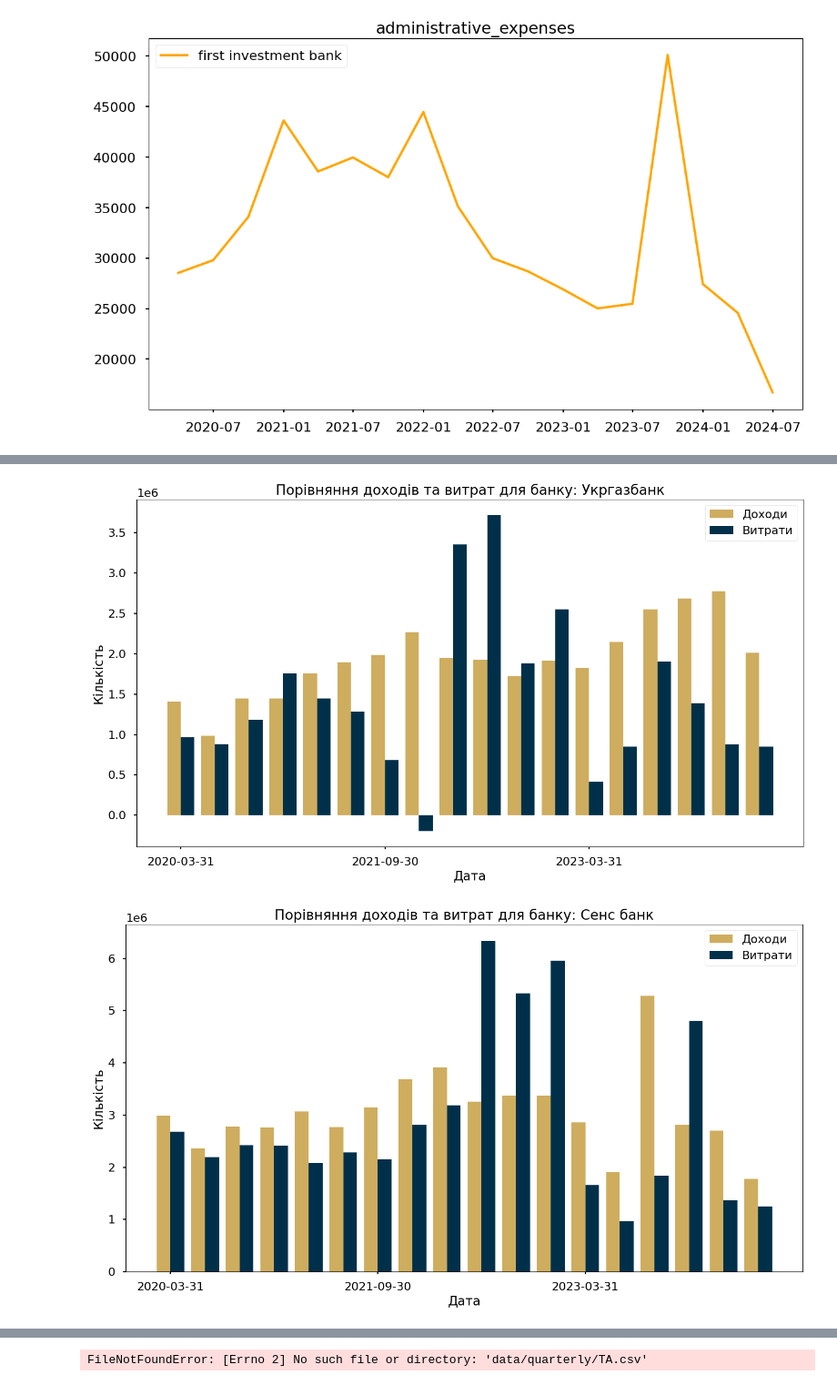
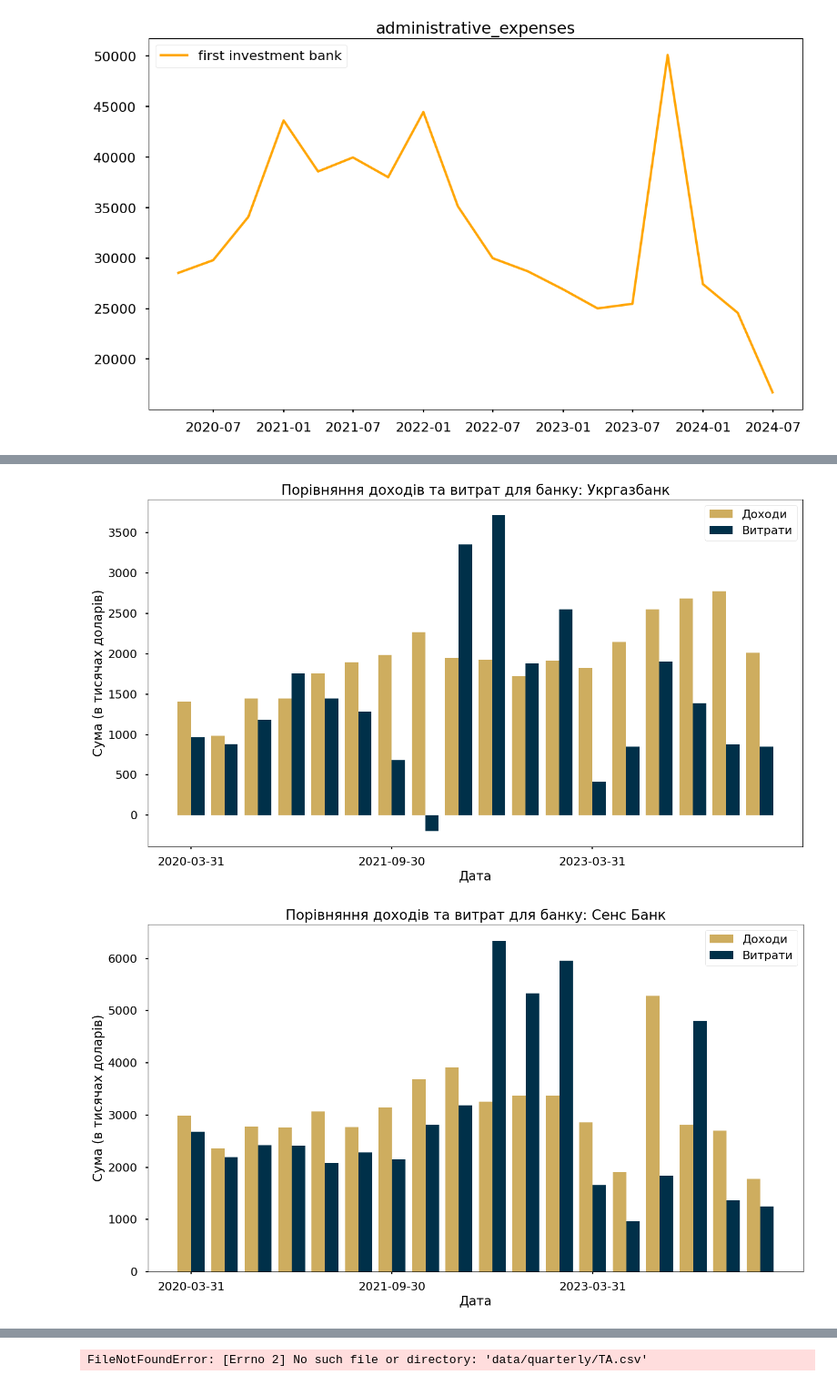
Before and after one commit to Lkupybida/ClothesIndustryAnalysys, a Jupyter notebook: banks.ipynb, the cells around one changed output, grey strips where cells are left out. Shown at 91% size. Cells and saved outputs as stored; diff of their text form; code cells hidden in the pictures.

Commit message:
income expenses plots dollarized

```diff
--- a/banks.ipynb
+++ b/banks.ipynb
@@ -184,8 +184,8 @@ banks_ukr = ['Приватбанк', 'Ощадбанк', 'Укрексімбан
 
 # Plotting histograms for each bank
 for index, bank in enumerate(banks):
-    income = df_income[bank].values
-    expenses = df_expenses[bank].values
+    income = df_income[bank].values / 1000
+    expenses = df_expenses[bank].values / 1000
 
     months = np.arange(len(income))  # Assuming each row represents a month
 
@@ -195,8 +195,8 @@ for index, bank in enumerate(banks):
     plt.bar(months + bar_width/2, expenses, width=bar_width, label='Витрати', align='center', color='#003049')
 
     plt.xlabel('Дата')
-    plt.ylabel('Кількість')
-    plt.title(f'Порівняння доходів та витрат для банку: {banks_ukr[index].capitalize()}')
+    plt.ylabel('Сума (в тисячах доларів)')
+    plt.title(f'Порівняння доходів та витрат для банку: {banks_ukr[index]}')
 
     # Customize x-axis ticks to show every half year
     plt.xticks(months[::6], df_income.index[::6], rotation=0)
@@ -211,2 +211,2 @@ for index, bank in enumerate(banks):
-[figure, old version]
+[figure, new version]
-[figure, old version]
+[figure, new version]
```
Also changed, not shown: parts of 1 cell of this notebook.
